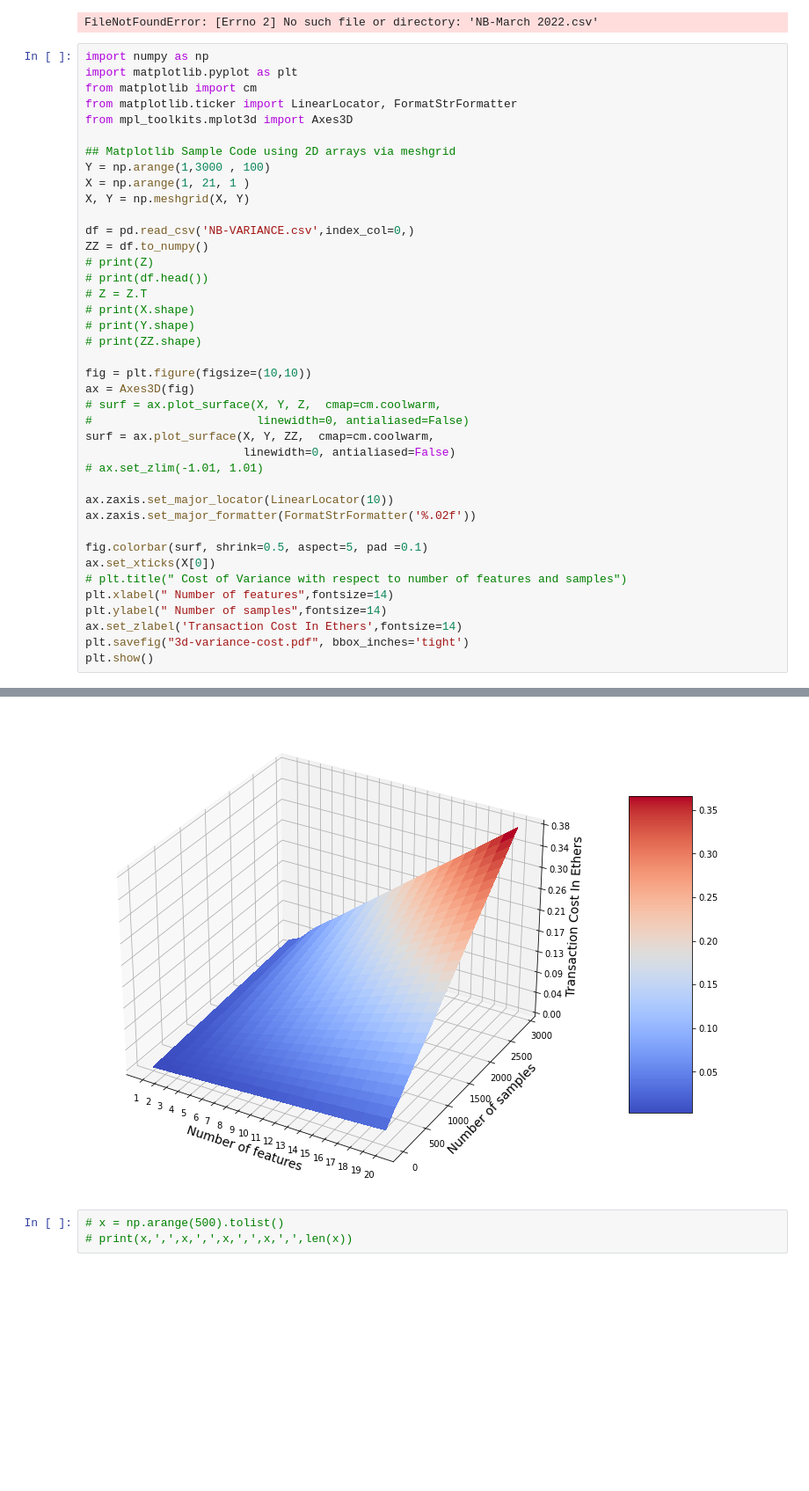
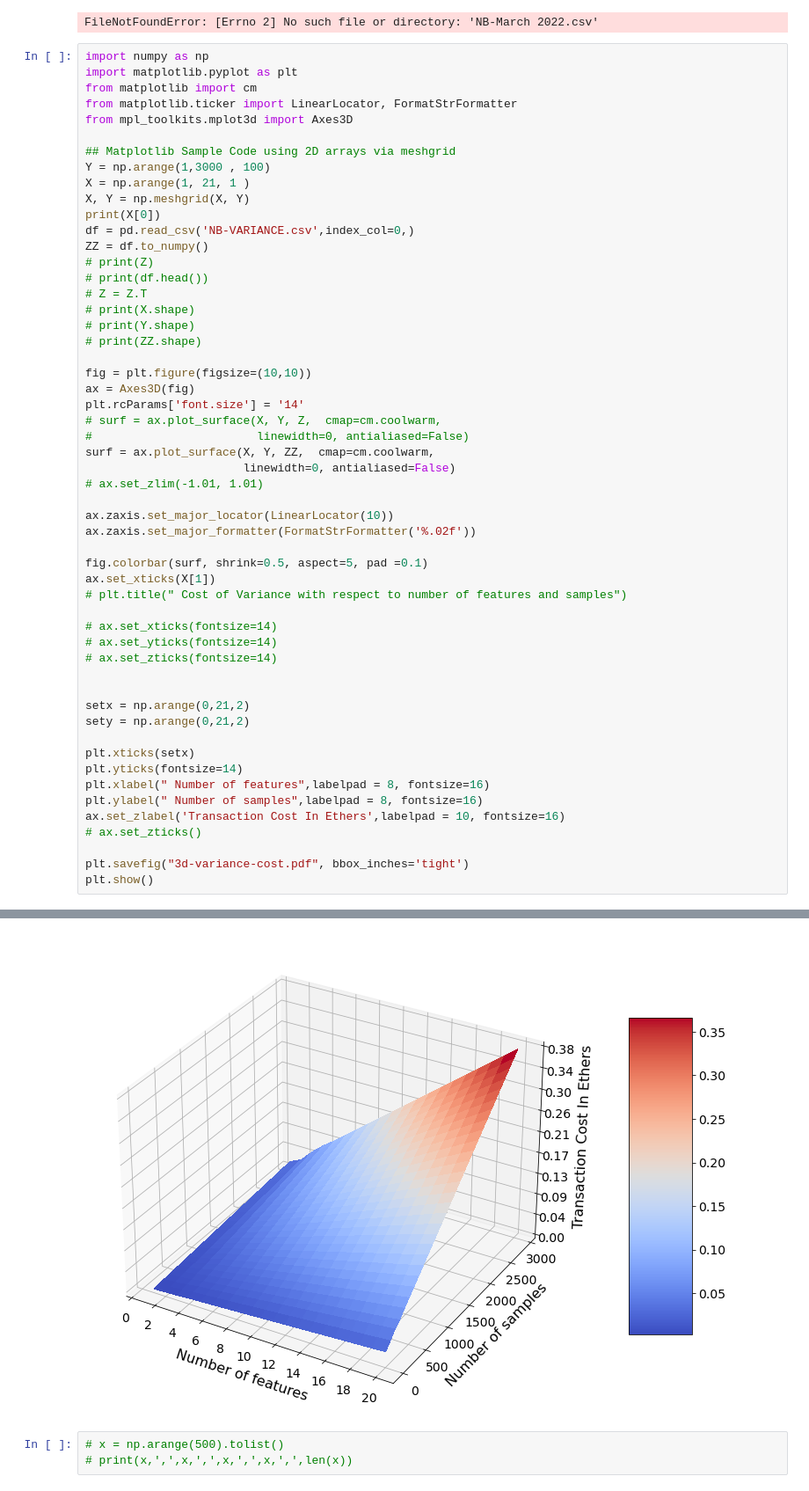
Before and after one commit to syber2020/Smart-Contract-To-Predict, a Jupyter notebook: 2022-Submission Work/plot_results_v1.ipynb, the cells around one changed output, grey strips where cells are left out. Shown at 88% size. Cells and saved outputs as stored; diff of their text form; blank space fills up the shorter version.

```diff
--- a/2022-Submission Work/plot_results_v1.ipynb
+++ b/2022-Submission Work/plot_results_v1.ipynb
@@ -304,7 +304,7 @@ from mpl_toolkits.mplot3d import Axes3D
 Y = np.arange(1,3000 , 100)
 X = np.arange(1, 21, 1 )
 X, Y = np.meshgrid(X, Y)
-
+print(X[0])
 df = pd.read_csv('NB-VARIANCE.csv',index_col=0,)
 ZZ = df.to_numpy()
 # print(Z)
@@ -316,6 +316,7 @@ ZZ = df.to_numpy()
 
 fig = plt.figure(figsize=(10,10))
 ax = Axes3D(fig)
+plt.rcParams['font.size'] = '14'
 # surf = ax.plot_surface(X, Y, Z,  cmap=cm.coolwarm,
 #                        linewidth=0, antialiased=False)
 surf = ax.plot_surface(X, Y, ZZ,  cmap=cm.coolwarm,
@@ -326,11 +327,24 @@ ax.zaxis.set_major_locator(LinearLocator(10))
 ax.zaxis.set_major_formatter(FormatStrFormatter('%.02f'))
 
 fig.colorbar(surf, shrink=0.5, aspect=5, pad =0.1)
-ax.set_xticks(X[0])
+ax.set_xticks(X[1])
 # plt.title(" Cost of Variance with respect to number of features and samples")
-plt.xlabel(" Number of features",fontsize=14)
-plt.ylabel(" Number of samples",fontsize=14)
-ax.set_zlabel('Transaction Cost In Ethers',fontsize=14)
+
+# ax.set_xticks(fontsize=14)
+# ax.set_yticks(fontsize=14)
+# ax.set_zticks(fontsize=14)
+
+
+setx = np.arange(0,21,2)
+sety = np.arange(0,21,2)
+
+plt.xticks(setx)
+plt.yticks(fontsize=14)
+plt.xlabel(" Number of features",labelpad = 8, fontsize=16)
+plt.ylabel(" Number of samples",labelpad = 8, fontsize=16)
+ax.set_zlabel('Transaction Cost In Ethers',labelpad = 10, fontsize=16)
+# ax.set_zticks()
+
 plt.savefig("3d-variance-cost.pdf", bbox_inches='tight')
 plt.show()
 # %% [output]
@@ -337,4 +352,4 @@ plt.show()
-[figure, old version]
+[figure, new version]
 # %%
 # x = np.arange(500).tolist()
 # print(x,',',x,',',x,',',x,',',len(x))
```
Also changed, not shown: parts of 2 cells of this notebook, 8 other files.
